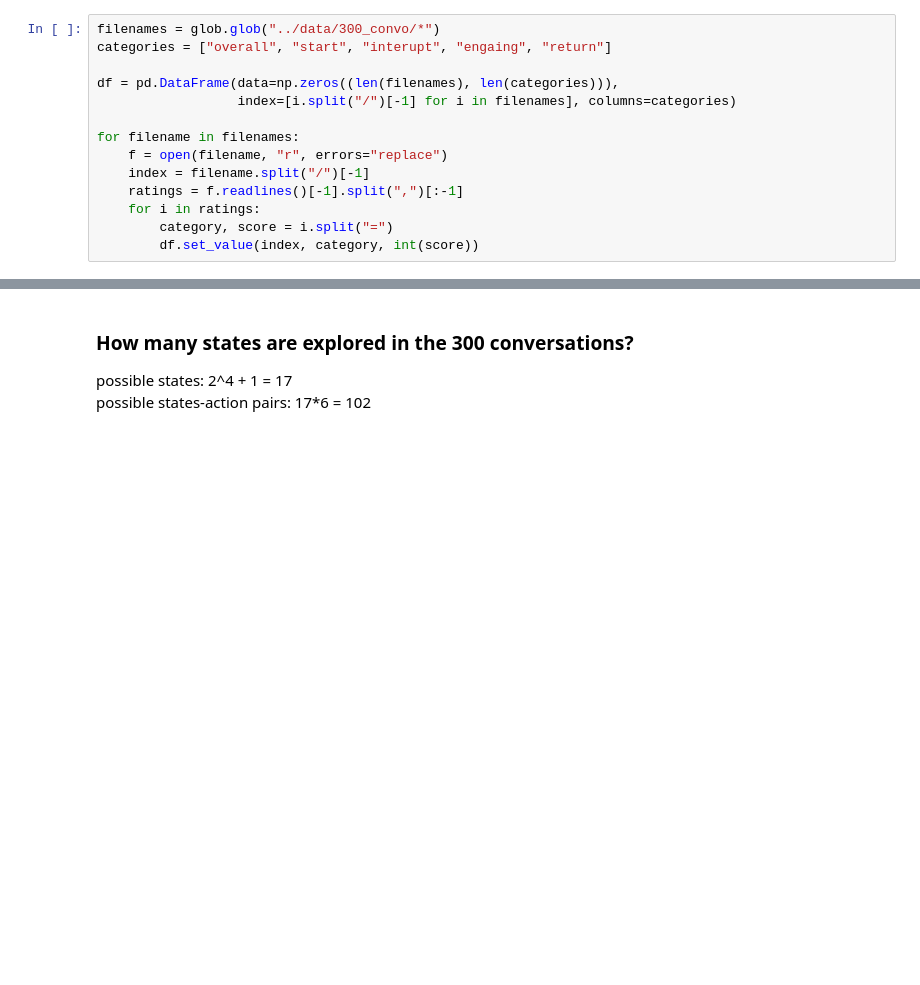
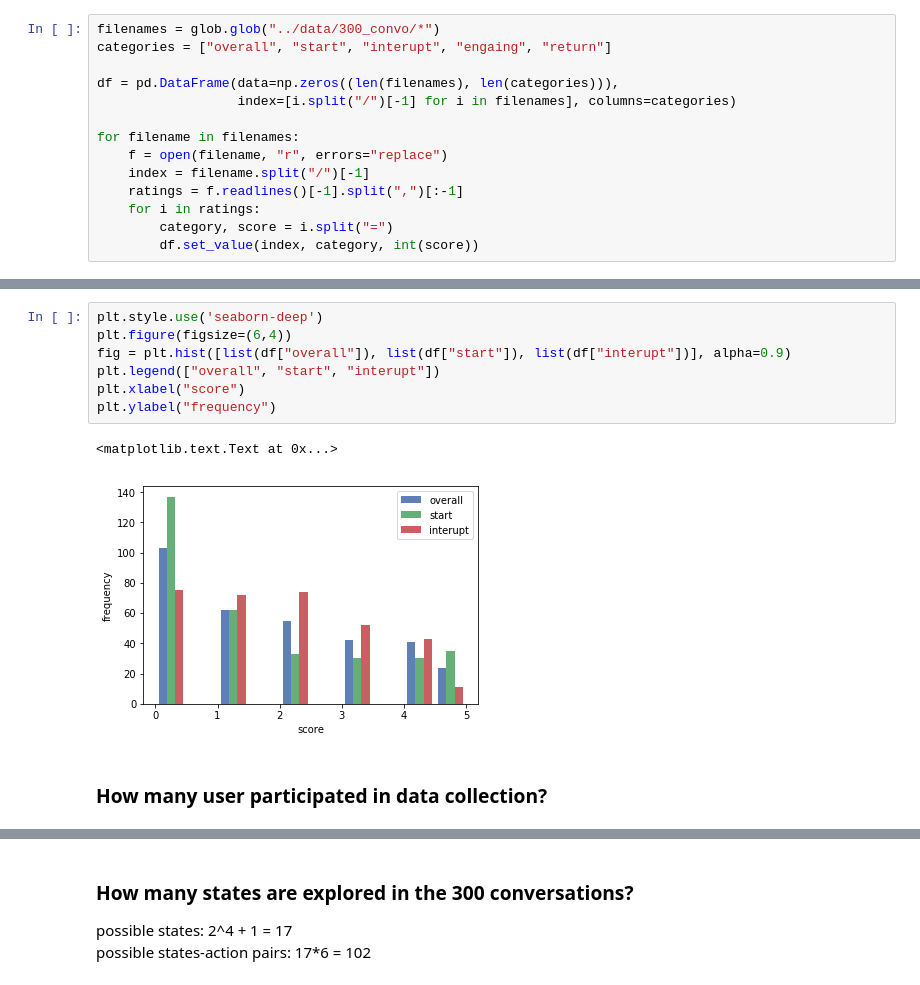
Before and after one commit to MollyZhang/Reinforcement_learning_NLP, a Jupyter notebook: molly/data_explore.ipynb, the cells around one changed output, grey strips where cells are left out. Cells and saved outputs as stored; diff of their text form; blank space fills up the shorter version.

```diff
--- a/molly/data_explore.ipynb
+++ b/molly/data_explore.ipynb
@@ -42,0 +30,12 @@ for category in categories:
+# %%
+plt.style.use('seaborn-deep')
+plt.figure(figsize=(6,4))
+fig = plt.hist([list(df["overall"]), list(df["start"]), list(df["interupt"])], alpha=0.9)
+plt.legend(["overall", "start", "interupt"])
+plt.xlabel("score")
+plt.ylabel("frequency")
+# %% [output]
+<matplotlib.text.Text at 0x...>
+[figure, added]
+# %% [markdown]
+### How many user participated in data collection?
```
Also changed, not shown: parts of 5 cells of this notebook.
